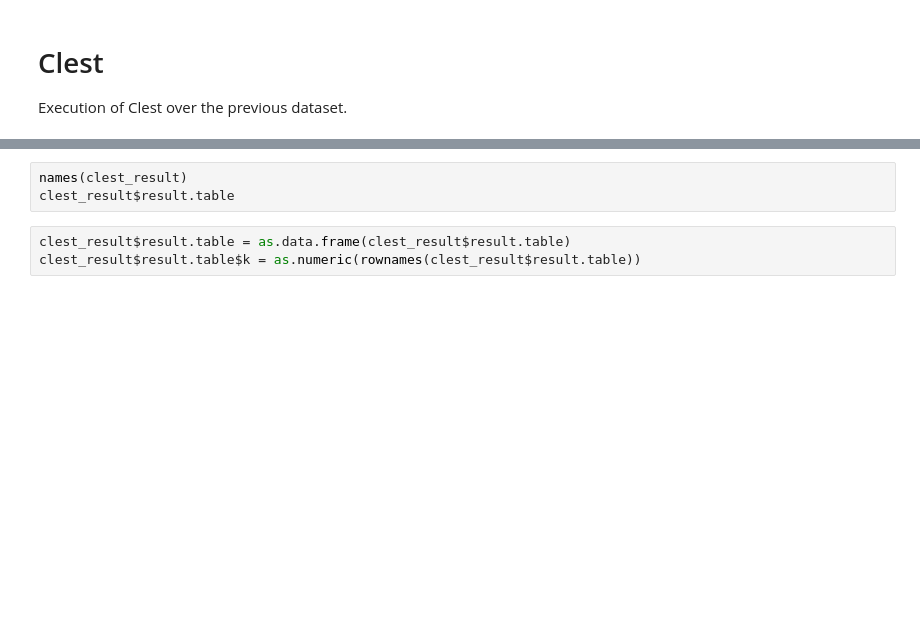
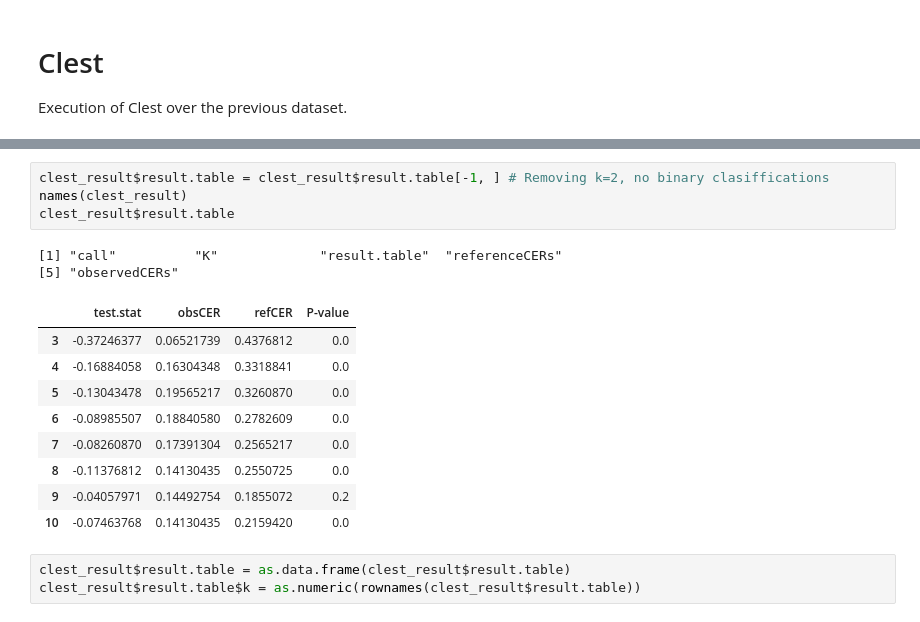
Before and after one commit to neobernad/evaluomeR, a Jupyter notebook: notebooks/use_cases/golub-clest.ipynb, the cells around one changed output, grey strips where cells are left out. Drawn from its saved outputs; the diff is of its cells as text; blank space fills up the shorter version.

```diff
--- a/notebooks/use_cases/golub-clest.ipynb
+++ b/notebooks/use_cases/golub-clest.ipynb
@@ -152,6 +157,19 @@ print(paste0("Best k is: ", clest_result$K))
 # %%
+clest_result$result.table = clest_result$result.table[-1, ] # Removing k=2, no binary clasiffications
 names(clest_result)
 clest_result$result.table
+# %% [output]
+[1] "call"          "K"             "result.table"  "referenceCERs"
+[5] "observedCERs"
+|  | test.stat | obsCER | refCER | P-value |
+| 3 | -0.37246377 | 0.06521739 | 0.4376812 | 0.0 |
+| 4 | -0.16884058 | 0.16304348 | 0.3318841 | 0.0 |
+| 5 | -0.13043478 | 0.19565217 | 0.3260870 | 0.0 |
+| 6 | -0.08985507 | 0.18840580 | 0.2782609 | 0.0 |
+| 7 | -0.08260870 | 0.17391304 | 0.2565217 | 0.0 |
+| 8 | -0.11376812 | 0.14130435 | 0.2550725 | 0.0 |
+| 9 | -0.04057971 | 0.14492754 | 0.1855072 | 0.2 |
+| 10 | -0.07463768 | 0.14130435 | 0.2159420 | 0.0 |
 # %%
 clest_result$result.table = as.data.frame(clest_result$result.table)
 clest_result$result.table$k = as.numeric(rownames(clest_result$result.table))
```
Also changed, not shown: parts of 10 cells of this notebook, 3 other files.
